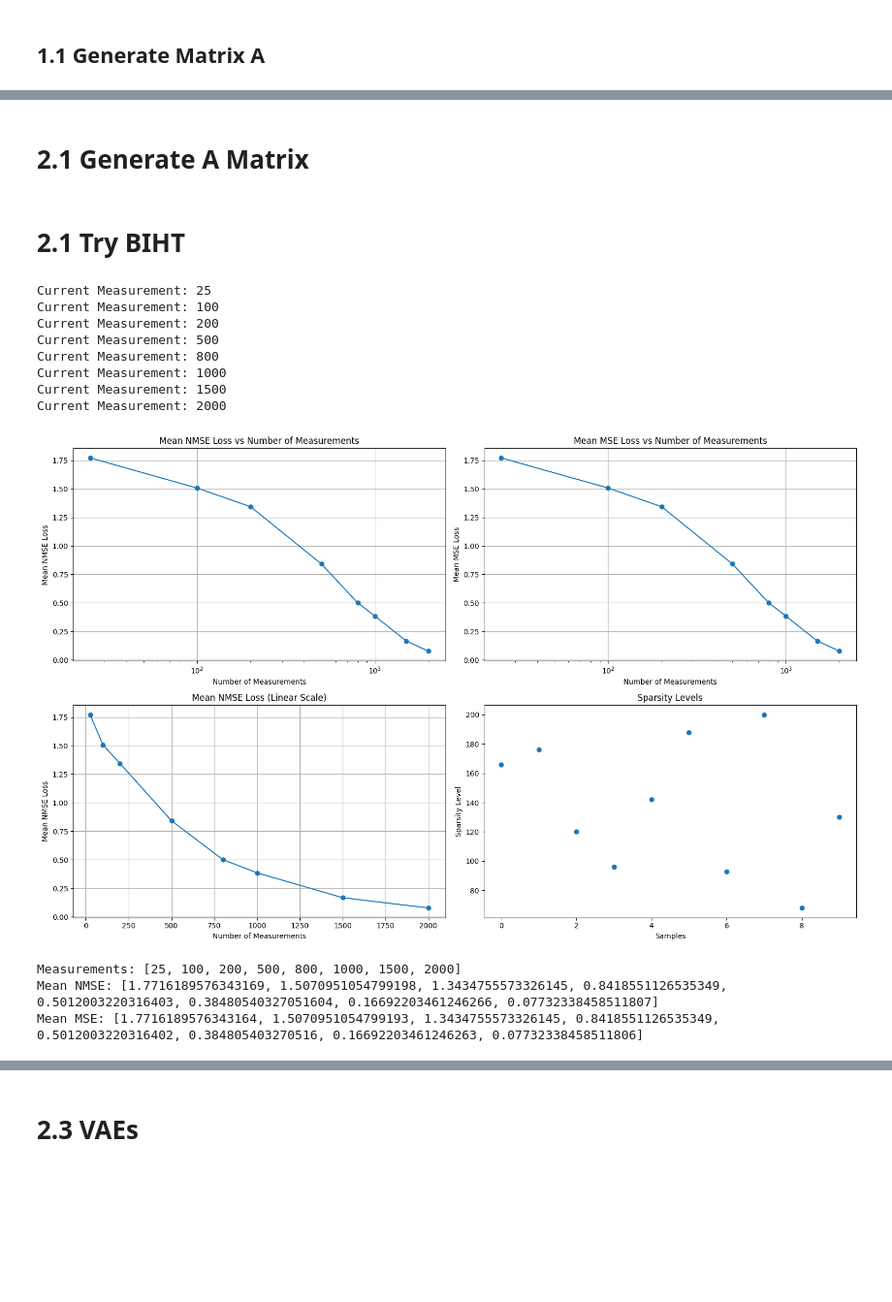
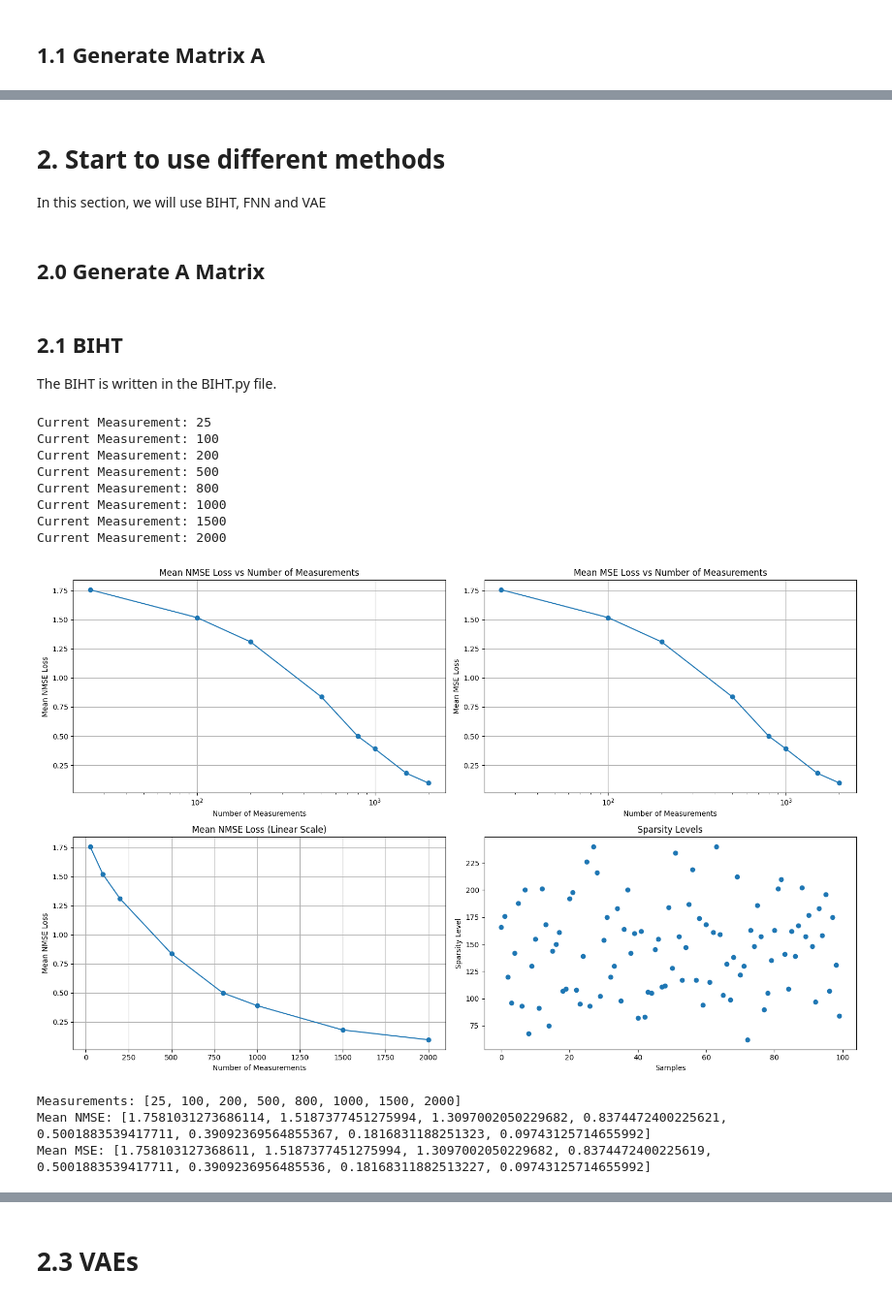
Before and after one commit to ZHY-79/EE4740-Image-Compression-Project, a Jupyter notebook: main.ipynb, the cells around one changed output, grey strips where cells are left out. Shown at 97% size. Cells and saved outputs as stored; diff of their text form; code cells hidden in the pictures; blank space fills up the shorter version.

```diff
--- a/main.ipynb
+++ b/main.ipynb
@@ -6,7 +9,6 @@ import numpy as np
 import matplotlib.pyplot as plt
 import numpy as np
 from ProcessData import *
-import cvxpy as cp
 from Calculation import *
 from BIHT import *
 from Visualization import *
@@ -17,6 +19,14 @@ from torch.utils.data import DataLoader, TensorDataset
 import torchvision.transforms as transforms
 import torchvision.datasets as datasets
 import torch.nn.functional as F
-import ecos
 import random
 import pickle
+
+def set_seed(seed=42):
+    random.seed(seed)
+    np.random.seed(seed)
+    torch.manual_seed(seed)
+    torch.cuda.manual_seed(seed)
+    torch.cuda.manual_seed_all(seed)
+    torch.backends.cudnn.deterministic = True
+    torch.backends.cudnn.benchmark = False
@@ -156,3 +158,7 @@ display_recovered_image(x_recovered, x_true)
+# %% [markdown]
+# 2. Start to use different methods
+
+In this section, we will use BIHT, FNN and VAE
 # %% [markdown]
-# 2.1 Generate A Matrix
+## 2.0 Generate A Matrix
 # %%
@@ -202,10 +209,11 @@ data_to_save = {
 
 with open('A_dict.pkl', 'wb') as f:
     pickle.dump(A_dict, f)
-# %% [markdown]
-# 2.1 Try BIHT
+# %% [markdown]
+## 2.1 BIHT
+The BIHT is written in the BIHT.py file.
 # %%
-
+set_seed(42)
 with open('A_dict.pkl', 'rb') as f:
     A_dict = pickle.load(f)
 
@@ -214,16 +222,17 @@ def run_biht_without_tau(X_train, measurements):
     mse_lists = [[] for _ in measurements]
     sparsity_list = []
 
+    # test for each m
     for m_idx, m in enumerate(measurements):
         m_str = str(m)
         print(f'Current Measurement: {m}')
         matrix = A_dict[m_str]
 
-        for i in range(10):
+        for i in range(100):        # you can modify here to make it quick
             x_true = X_train[i]
             sparsity = Calculate_Sparse(x_true)
 
-            if m_idx == 0:  # 只在第一个测量数时记录稀疏性
+            if m_idx == 0:
                 sparsity_list.append(sparsity)
 
             y = np.sign(matrix @ x_true)
@@ -235,14 +244,11 @@ def run_biht_without_tau(X_train, measurements):
 
     return nmse_lists, mse_lists, sparsity_list
 
-# 运行实验
 nmse_lists, mse_lists, sparsity_list = run_biht_without_tau(X_train, measurements)
-
-# 计算均值
 mean_nmse_biht = [np.mean(nmse_list) for nmse_list in nmse_lists]
 mean_mse = [np.mean(mse_list) for mse_list in mse_lists]
 
-# 画图
+# plot results
 plt.figure(figsize=(16, 10))
 
 # NMSE Plot
@@ -266,35 +272,35 @@ plt.grid(True)
 # NMSE Detailed View
 plt.subplot(2, 2, 3)
 plt.plot(measurements, mean_nmse_biht, 'o-')
 plt.xlabel("Number of Measurements")
 plt.ylabel("Mean NMSE Loss")
 plt.title("Mean NMSE Loss (Linear Scale)")
 plt.grid(True)
 
 # Sparsity Distribution
 plt.subplot(2, 2, 4)
 plt.plot(range(len(sparsity_list)), sparsity_list, 'o')
 plt.title("Sparsity Levels")
 plt.xlabel("Samples")
 plt.ylabel("Sparsity Level")
 
 plt.tight_layout()
 plt.show()
 
 print("Measurements:", measurements)
 print("Mean NMSE:", mean_nmse_biht)
 print("Mean MSE:", mean_mse)
 # %% [output]
 Current Measurement: 25
 Current Measurement: 100
 Current Measurement: 200
 Current Measurement: 500
 Current Measurement: 800
 Current Measurement: 1000
 Current Measurement: 1500
 Current Measurement: 2000
-[figure, old version]
+[figure, new version]
 Measurements: [25, 100, 200, 500, 800, 1000, 1500, 2000]
-Mean NMSE: [1.7716189576343169, 1.5070951054799198, 1.3434755573326145, 0.8418551126535349, 0.5012003220316403, 0.38480540327051604, 0.16692203461246266, 0.07732338458511807]
-Mean MSE: [1.7716189576343164, 1.5070951054799193, 1.3434755573326145, 0.8418551126535349, 0.5012003220316402, 0.384805403270516, 0.16692203461246263, 0.07732338458511806]
+Mean NMSE: [1.7581031273686114, 1.5187377451275994, 1.3097002050229682, 0.8374472400225621, 0.5001883539417711, 0.39092369564855367, 0.1816831188251323, 0.09743125714655992]
+Mean MSE: [1.758103127368611, 1.5187377451275994, 1.3097002050229682, 0.8374472400225619, 0.5001883539417711, 0.3909236956485536, 0.18168311882513227, 0.09743125714655992]
 # %%
```
Also changed, not shown: parts of 30 cells of this notebook, 7 other files.
